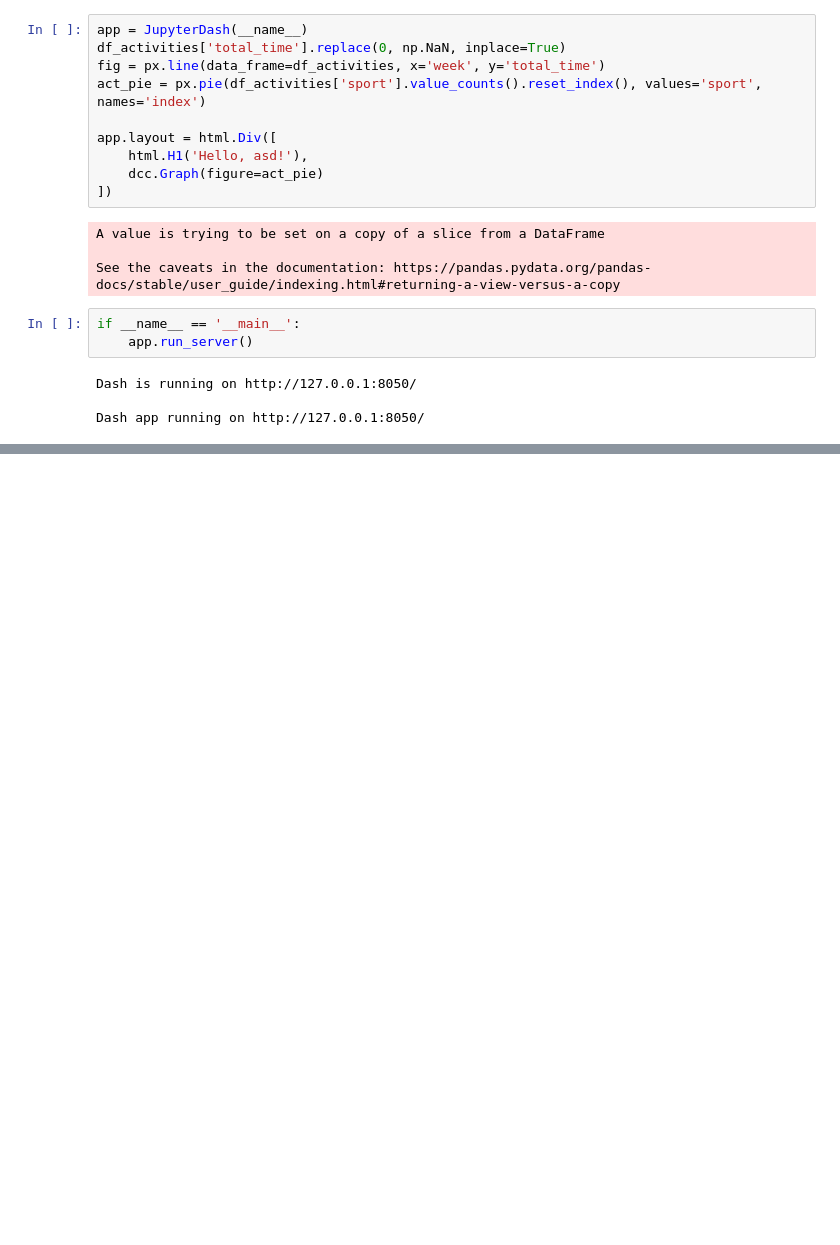
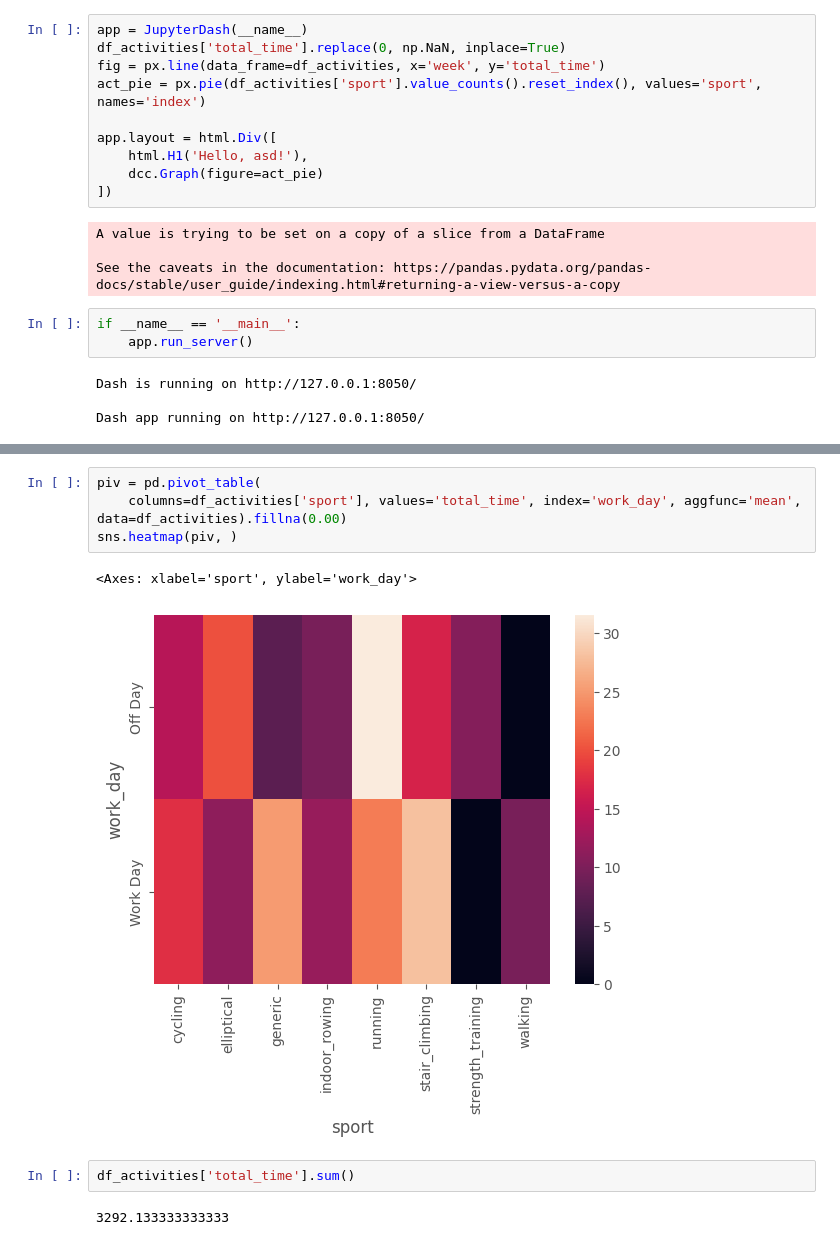
Before and after one commit to nsedler/Garmin-Analysis, a Jupyter notebook: garmin_activities_analysis.ipynb, the cells around one changed output, grey strips where cells are left out. Saved outputs shown, nothing was run; the diff lists cells and outputs as text; blank space fills up the shorter version.

```diff
--- a/garmin_activities_analysis.ipynb
+++ b/garmin_activities_analysis.ipynb
@@ -320,0 +353,11 @@ df_activities['work_day'].value_counts().plot(kind='bar')
+# %%
+piv = pd.pivot_table(
+    columns=df_activities['sport'], values='total_time', index='work_day', aggfunc='mean', data=df_activities).fillna(0.00)
+sns.heatmap(piv, )
+# %% [output]
+<Axes: xlabel='sport', ylabel='work_day'>
+[figure, added]
+# %%
+df_activities['total_time'].sum()
+# %% [output]
+3292.133333333333
```
Also changed, not shown: parts of 16 cells of this notebook, 4 other files.
